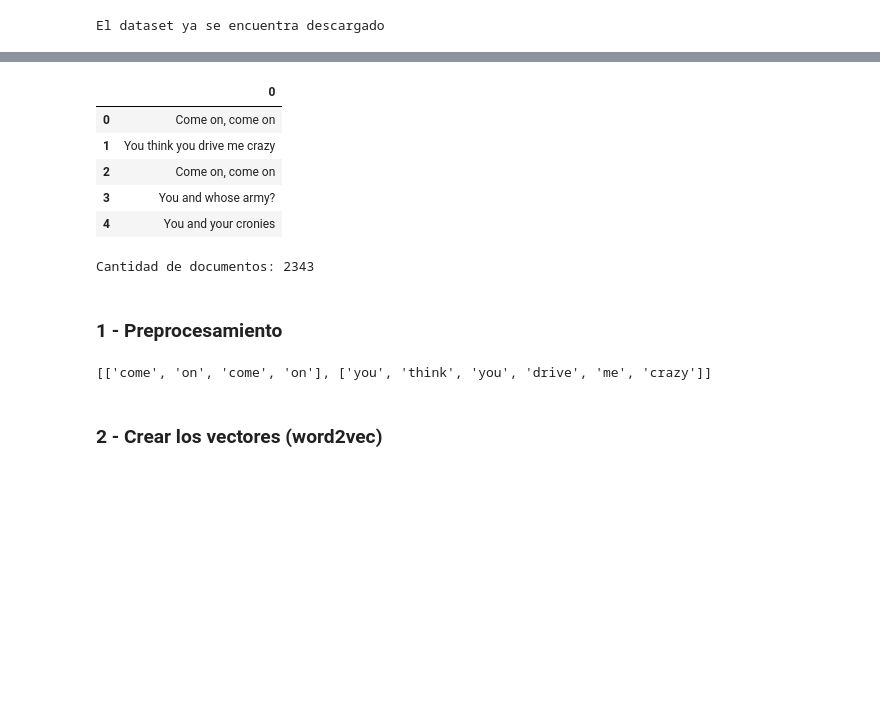
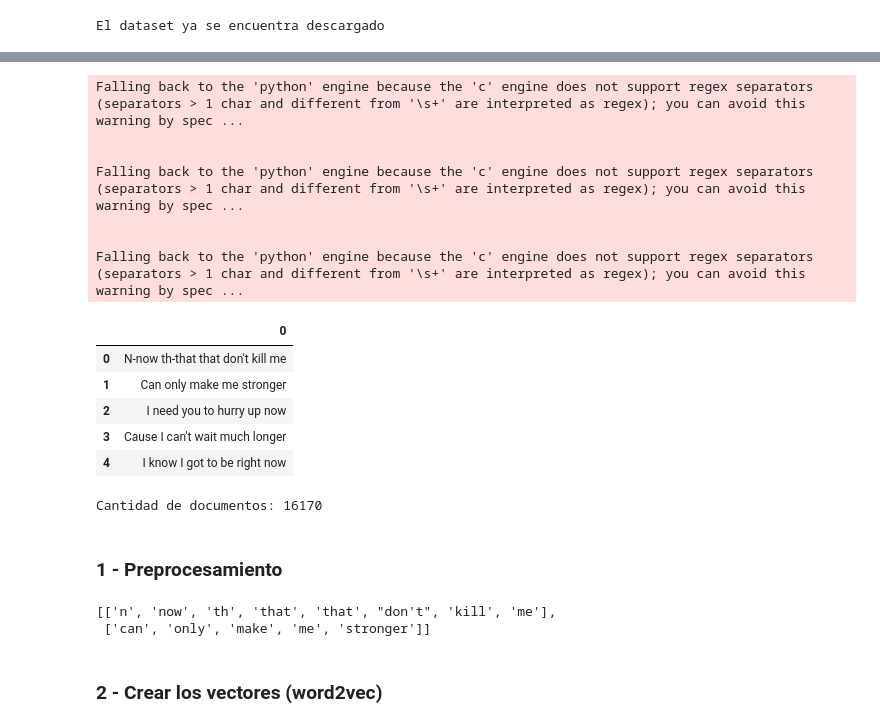
Before and after one commit to danilosim/nlp-ejercicios, a Jupyter notebook: Desafio_2.ipynb, the cells around one changed output, grey strips where cells are left out. Drawn from its saved outputs; the diff is of its cells as text; code cells hidden in the pictures; blank space fills up the shorter version.

```diff
--- a/Desafio_2.ipynb
+++ b/Desafio_2.ipynb
@@ -52,19 +52,28 @@ os.listdir("./songs_dataset/")
  'bruno-mars.txt']
 # %%
 # Armar el dataset utilizando salto de línea para separar las oraciones/docs
-df = pd.read_csv('songs_dataset/radiohead.txt', sep='/n', header=None)
+df = pd.read_csv('songs_dataset/kanye.txt', sep='/n', header=None)
+df = pd.concat([df, pd.read_csv('songs_dataset/Kanye_West.txt', sep='/n', header=None)])
+df = pd.concat([df, pd.read_csv('songs_dataset/kanye-west.txt', sep='/n', header=None)])
 df.head()
 # %% [output]
+Falling back to the 'python' engine because the 'c' engine does not support regex separators (separators > 1 char and different from '\s+' are interpreted as regex); you can avoid this warning by spec ...
+
+
+Falling back to the 'python' engine because the 'c' engine does not support regex separators (separators > 1 char and different from '\s+' are interpreted as regex); you can avoid this warning by spec ...
+
+
+Falling back to the 'python' engine because the 'c' engine does not support regex separators (separators > 1 char and different from '\s+' are interpreted as regex); you can avoid this warning by spec ...
 |  | 0 |
-| 0 | Come on, come on |
-| 1 | You think you drive me crazy |
-| 2 | Come on, come on |
-| 3 | You and whose army? |
-| 4 | You and your cronies |
+| 0 | N-now th-that that don't kill me |
+| 1 | Can only make me stronger |
+| 2 | I need you to hurry up now |
+| 3 | Cause I can't wait much longer |
+| 4 | I know I got to be right now |
 # %%
 print("Cantidad de documentos:", df.shape[0])
 # %% [output]
-Cantidad de documentos: 2343
+Cantidad de documentos: 16170
 # %% [markdown]
 ### 1 - Preprocesamiento
 # %%
@@ -79,7 +88,8 @@ for _, row in df[:None].iterrows():
 # Demos un vistazo
 sentence_tokens[:2]
 # %% [output]
-[['come', 'on', 'come', 'on'], ['you', 'think', 'you', 'drive', 'me', 'crazy']]
+[['n', 'now', 'th', 'that', 'that', "don't", 'kill', 'me'],
+ ['can', 'only', 'make', 'me', 'stronger']]
 # %% [markdown]
 ### 2 - Crear los vectores (word2vec)
 # %%
```
Also changed, not shown: parts of 14 cells of this notebook.
